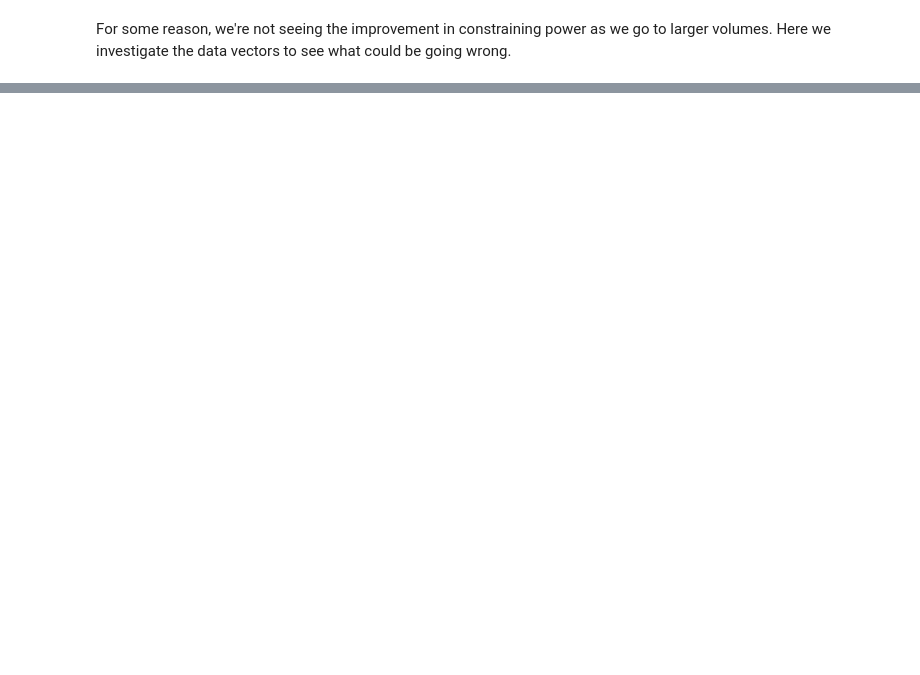
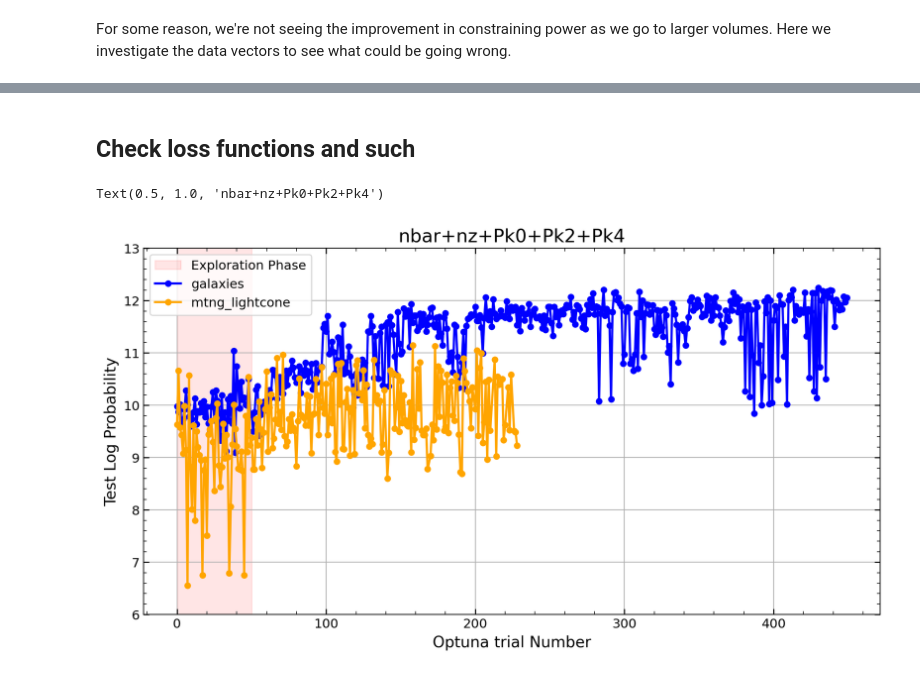
Before and after one commit to maho3/matts_tests, a Jupyter notebook: fix_scaling.ipynb, the cells around one changed output, grey strips where cells are left out. Cells and saved outputs as stored; diff of their text form; code cells hidden in the pictures; blank space fills up the shorter version.

```diff
--- a/fix_scaling.ipynb
+++ b/fix_scaling.ipynb
@@ -291,0 +321,43 @@ target_names = [r'$\Omega_m$', r'$\Omega_b$', r'$h$', r'$n_s$', r'$\sigma_8$']
+# %% [markdown]
+## Check loss functions and such
+# %%
+import optuna
+
+
+def plot_study(study, ax,  **kwargs):
+    # --- Data Extraction ---
+    completed_trials = [t for t in study.trials if t.state ==
+                        optuna.trial.TrialState.COMPLETE]
+    trial_numbers = [t.number for t in completed_trials]
+    log_probabilities = [t.value for t in completed_trials]
+    ax.plot(trial_numbers, log_probabilities, '-o', **kwargs)
+
+
+# --- Plotting ---
+n_startup_trials = 50
+f, ax = plt.subplots(figsize=(12, 6))
+ax.fill_betweenx([0, 100], [0, 0], [n_startup_trials]*2,
+                 color='r', alpha=0.1, label='Exploration Phase')
+ax.set_xlabel("Optuna trial Number")
+ax.set_ylabel("Test Log Probability")
+ax.grid(True)
+ax.set_ylim(6, 13)
+
+
+modelpath = '/anvil/scratch/x-mho1/cmass-ili/abacuslike/fastpm_hodzbias/models/galaxy/nbar+zPk0+zPk2+zPk4/kmin-0.0_kmax-0.4'
+studyfile = join(modelpath, 'optuna_study.db')
+summary = modelpath.split('/')[-2]
+study = optuna.load_study(study_name=summary, storage=f'sqlite:///{studyfile}')
+plot_study(study, ax, color='blue', label='galaxies', markersize=5)
+
+modelpath = '/anvil/scratch/x-mho1/cmass-ili/abacuslike/fastpm_recnoise_rot/models/mtng_lightcone/nbar+nz+Pk0+Pk2+Pk4/kmin-0.0_kmax-0.4'
+studyfile = join(modelpath, 'optuna_study.db')
+summary = modelpath.split('/')[-2]
+study = optuna.load_study(study_name=summary, storage=f'sqlite:///{studyfile}')
+plot_study(study, ax, color='orange', label='mtng_lightcone', markersize=5)
+
+ax.legend(loc='upper left')
+ax.set_title(modelpath.split('/')[-2])
+# %% [output]
+Text(0.5, 1.0, 'nbar+nz+Pk0+Pk2+Pk4')
+[figure, added]
```
Also changed, not shown: parts of 18 cells of this notebook, 1 other file.
